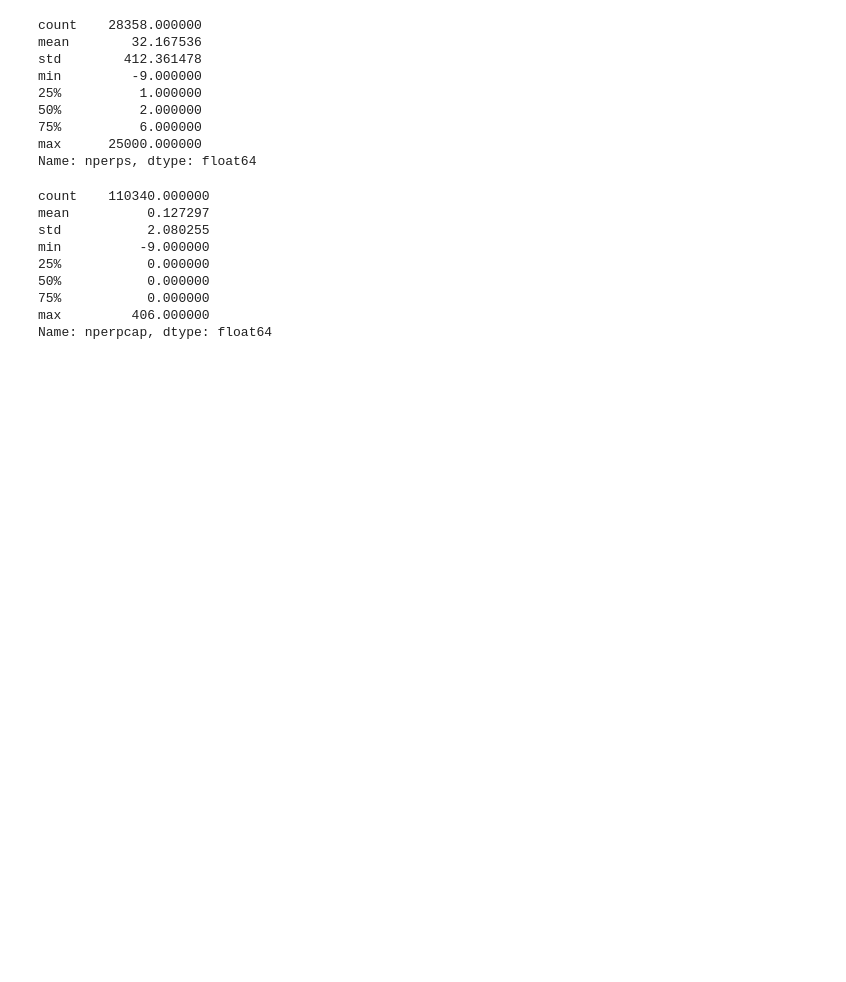
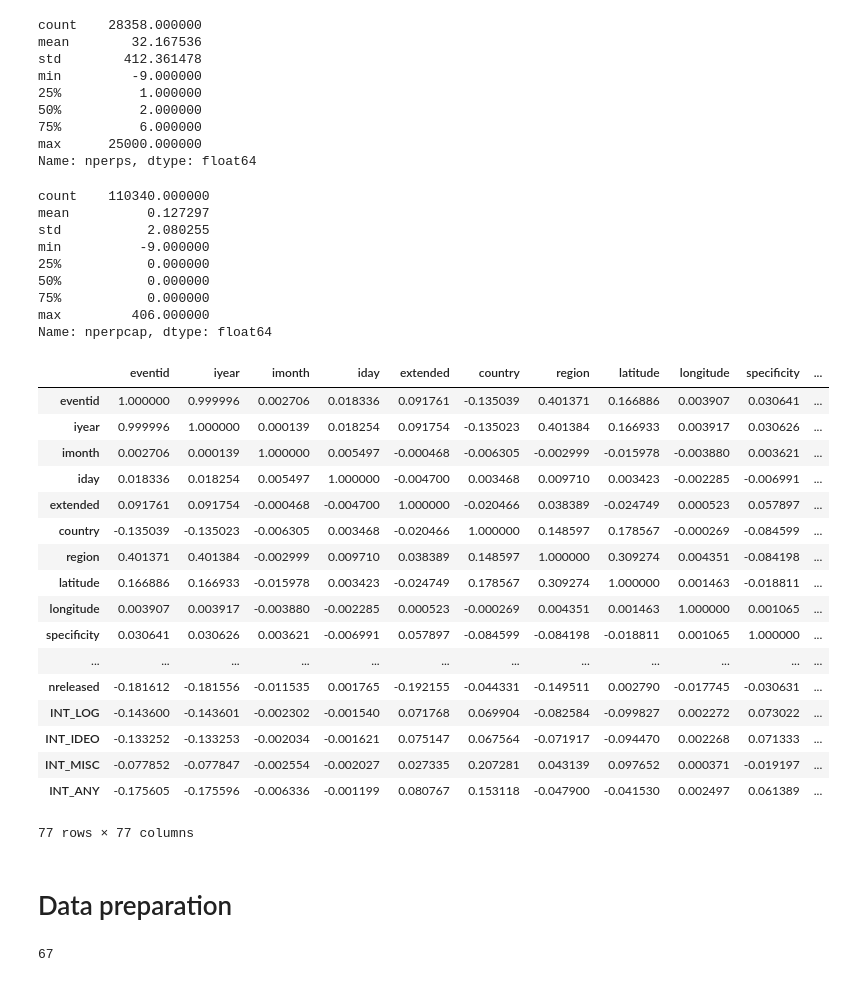
Before and after one commit to Achaad/data-mining-terrorism, a Jupyter notebook: Terrorism project.ipynb, the cells around one changed output. Saved outputs shown, nothing was run; the diff lists cells and outputs as text; code cells hidden in the pictures; blank space fills up the shorter version.

```diff
--- a/Terrorism project.ipynb
+++ b/Terrorism project.ipynb
@@ -143,3 +168,31 @@ min          -9.000000
 75%           0.000000
 max         406.000000
 Name: nperpcap, dtype: float64
+# %%
+data.corr()
+# %% [output]
+|  | eventid | iyear | imonth | iday | extended | country | region | latitude | longitude | specificity | ... |
+| eventid | 1.000000 | 0.999996 | 0.002706 | 0.018336 | 0.091761 | -0.135039 | 0.401371 | 0.166886 | 0.003907 | 0.030641 | ... |
+| iyear | 0.999996 | 1.000000 | 0.000139 | 0.018254 | 0.091754 | -0.135023 | 0.401384 | 0.166933 | 0.003917 | 0.030626 | ... |
+| imonth | 0.002706 | 0.000139 | 1.000000 | 0.005497 | -0.000468 | -0.006305 | -0.002999 | -0.015978 | -0.003880 | 0.003621 | ... |
+| iday | 0.018336 | 0.018254 | 0.005497 | 1.000000 | -0.004700 | 0.003468 | 0.009710 | 0.003423 | -0.002285 | -0.006991 | ... |
+| extended | 0.091761 | 0.091754 | -0.000468 | -0.004700 | 1.000000 | -0.020466 | 0.038389 | -0.024749 | 0.000523 | 0.057897 | ... |
+| country | -0.135039 | -0.135023 | -0.006305 | 0.003468 | -0.020466 | 1.000000 | 0.148597 | 0.178567 | -0.000269 | -0.084599 | ... |
+| region | 0.401371 | 0.401384 | -0.002999 | 0.009710 | 0.038389 | 0.148597 | 1.000000 | 0.309274 | 0.004351 | -0.084198 | ... |
+| latitude | 0.166886 | 0.166933 | -0.015978 | 0.003423 | -0.024749 | 0.178567 | 0.309274 | 1.000000 | 0.001463 | -0.018811 | ... |
+| longitude | 0.003907 | 0.003917 | -0.003880 | -0.002285 | 0.000523 | -0.000269 | 0.004351 | 0.001463 | 1.000000 | 0.001065 | ... |
+| specificity | 0.030641 | 0.030626 | 0.003621 | -0.006991 | 0.057897 | -0.084599 | -0.084198 | -0.018811 | 0.001065 | 1.000000 | ... |
+| ... | ... | ... | ... | ... | ... | ... | ... | ... | ... | ... | ... |
+| nreleased | -0.181612 | -0.181556 | -0.011535 | 0.001765 | -0.192155 | -0.044331 | -0.149511 | 0.002790 | -0.017745 | -0.030631 | ... |
+| INT_LOG | -0.143600 | -0.143601 | -0.002302 | -0.001540 | 0.071768 | 0.069904 | -0.082584 | -0.099827 | 0.002272 | 0.073022 | ... |
+| INT_IDEO | -0.133252 | -0.133253 | -0.002034 | -0.001621 | 0.075147 | 0.067564 | -0.071917 | -0.094470 | 0.002268 | 0.071333 | ... |
+| INT_MISC | -0.077852 | -0.077847 | -0.002554 | -0.002027 | 0.027335 | 0.207281 | 0.043139 | 0.097652 | 0.000371 | -0.019197 | ... |
+| INT_ANY | -0.175605 | -0.175596 | -0.006336 | -0.001199 | 0.080767 | 0.153118 | -0.047900 | -0.041530 | 0.002497 | 0.061389 | ... |
+77 rows × 77 columns
+# %% [markdown]
+# Data preparation
+# %%
+# Find the index of column where we divide work
+data.columns.get_loc("guncertain3")
+# %% [output]
+67
```
Also changed, not shown: parts of 74 cells of this notebook.
